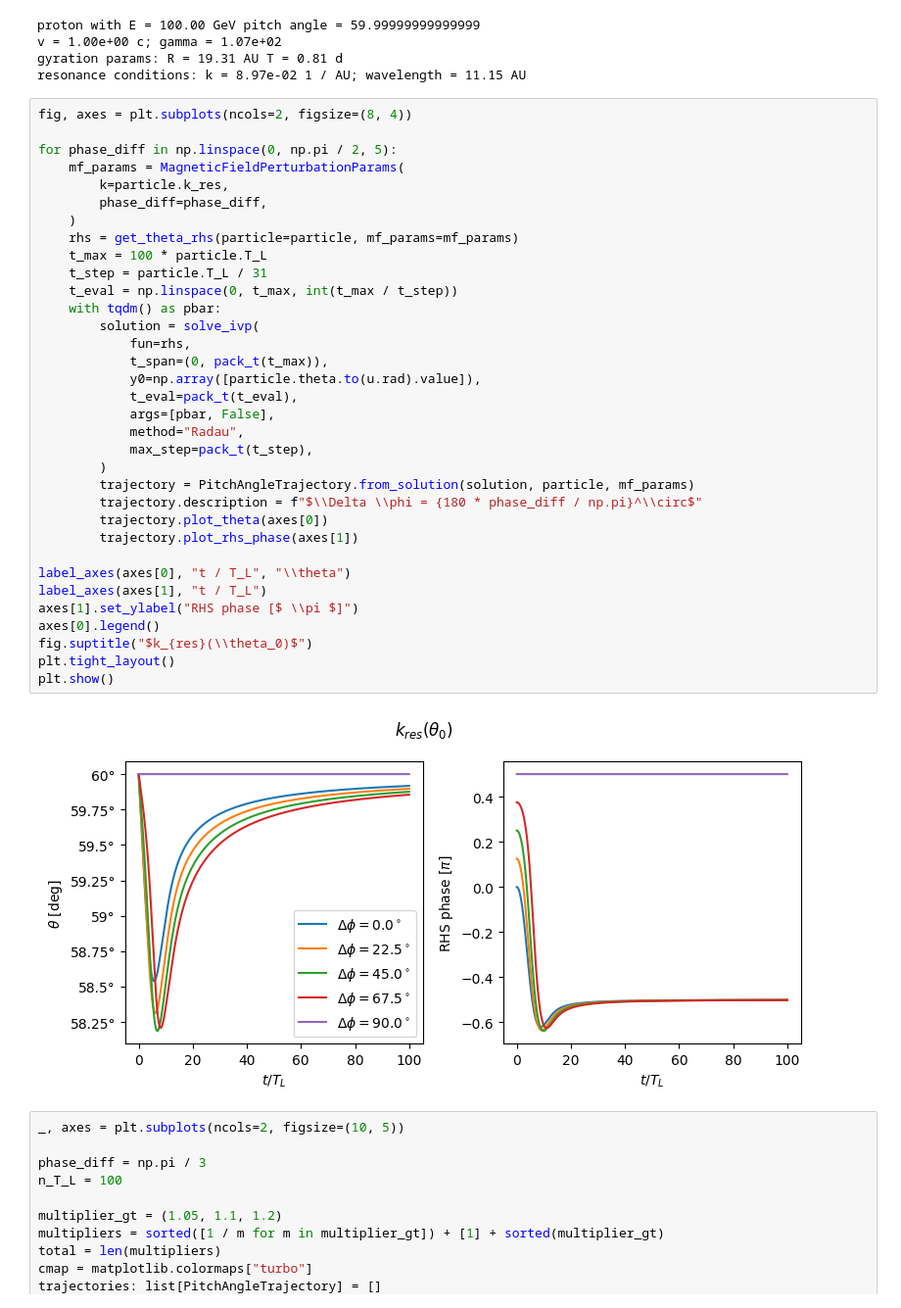
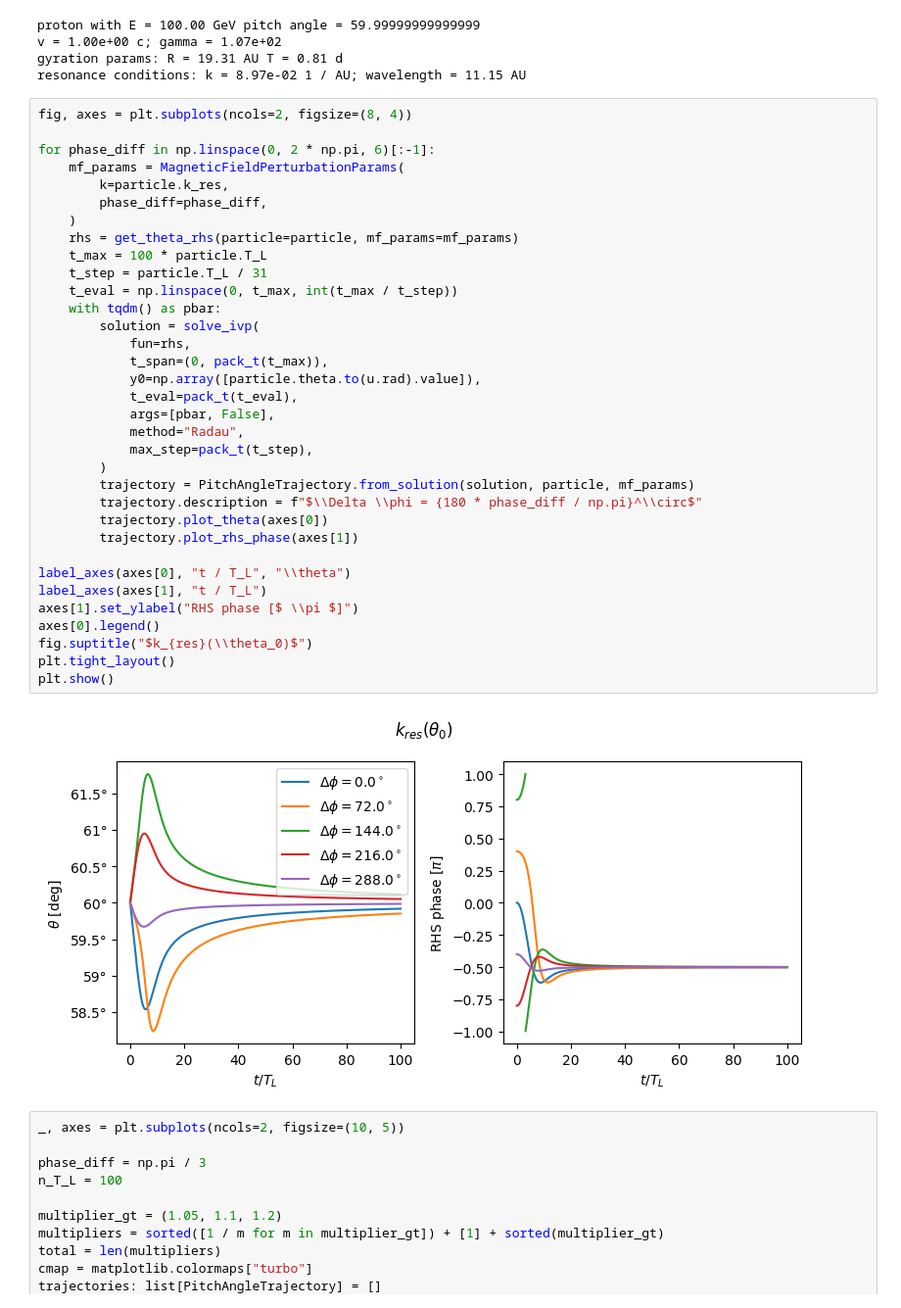
Before and after one commit to nj-vs-vh/gssi-he-th, a Jupyter notebook: Pitch Angle Diffusion Simulation.ipynb, the cells around one changed output. Shown at 98% size. Drawn from its saved outputs; the diff is of its cells as text.

```diff
--- a/Pitch Angle Diffusion Simulation.ipynb
+++ b/Pitch Angle Diffusion Simulation.ipynb
@@ -231,39 +255,39 @@ resonance conditions: k = 8.97e-02 1 / AU; wavelength = 11.15 AU
 # %%
 fig, axes = plt.subplots(ncols=2, figsize=(8, 4))
 
-for phase_diff in np.linspace(0, np.pi / 2, 5):
+for phase_diff in np.linspace(0, 2 * np.pi, 6)[:-1]:
     mf_params = MagneticFieldPerturbationParams(
         k=particle.k_res,
         phase_diff=phase_diff,
     )
     rhs = get_theta_rhs(particle=particle, mf_params=mf_params)
     t_max = 100 * particle.T_L
     t_step = particle.T_L / 31
     t_eval = np.linspace(0, t_max, int(t_max / t_step))
     with tqdm() as pbar:
         solution = solve_ivp(
             fun=rhs,
             t_span=(0, pack_t(t_max)),
             y0=np.array([particle.theta.to(u.rad).value]),
             t_eval=pack_t(t_eval),
             args=[pbar, False],
             method="Radau",
             max_step=pack_t(t_step),
         )
         trajectory = PitchAngleTrajectory.from_solution(solution, particle, mf_params)
         trajectory.description = f"$\\Delta \\phi = {180 * phase_diff / np.pi}^\\circ$"
         trajectory.plot_theta(axes[0])
         trajectory.plot_rhs_phase(axes[1])
 
 label_axes(axes[0], "t / T_L", "\\theta")
 label_axes(axes[1], "t / T_L")
 axes[1].set_ylabel("RHS phase [$ \\pi $]")
 axes[0].legend()
 fig.suptitle("$k_{res}(\\theta_0)$")
 plt.tight_layout()
 plt.show()
 # %% [output]
-[figure, old version]
+[figure, new version]
 # %%
 _, axes = plt.subplots(ncols=2, figsize=(10, 5))
 
```
Also changed, not shown: parts of 6 cells of this notebook.
